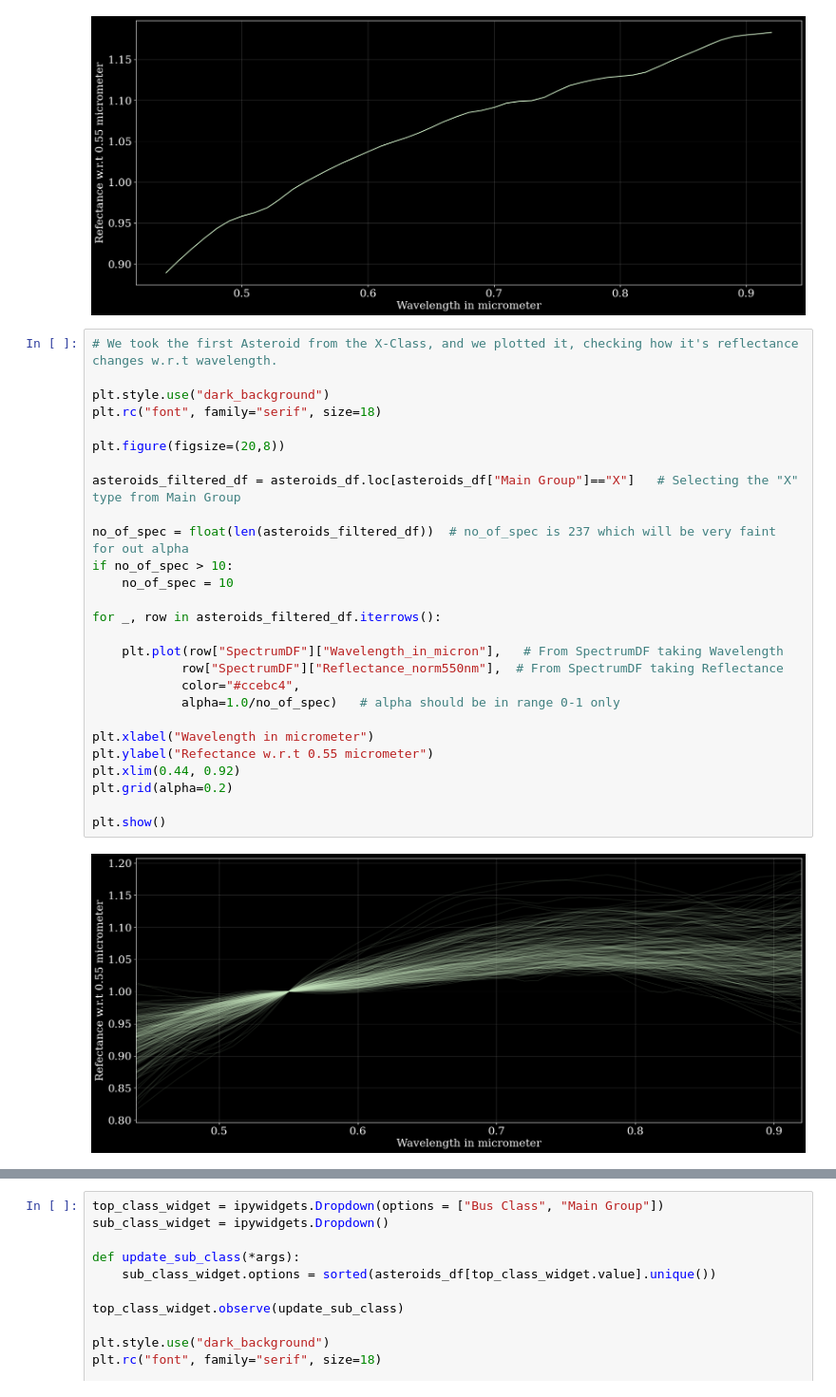
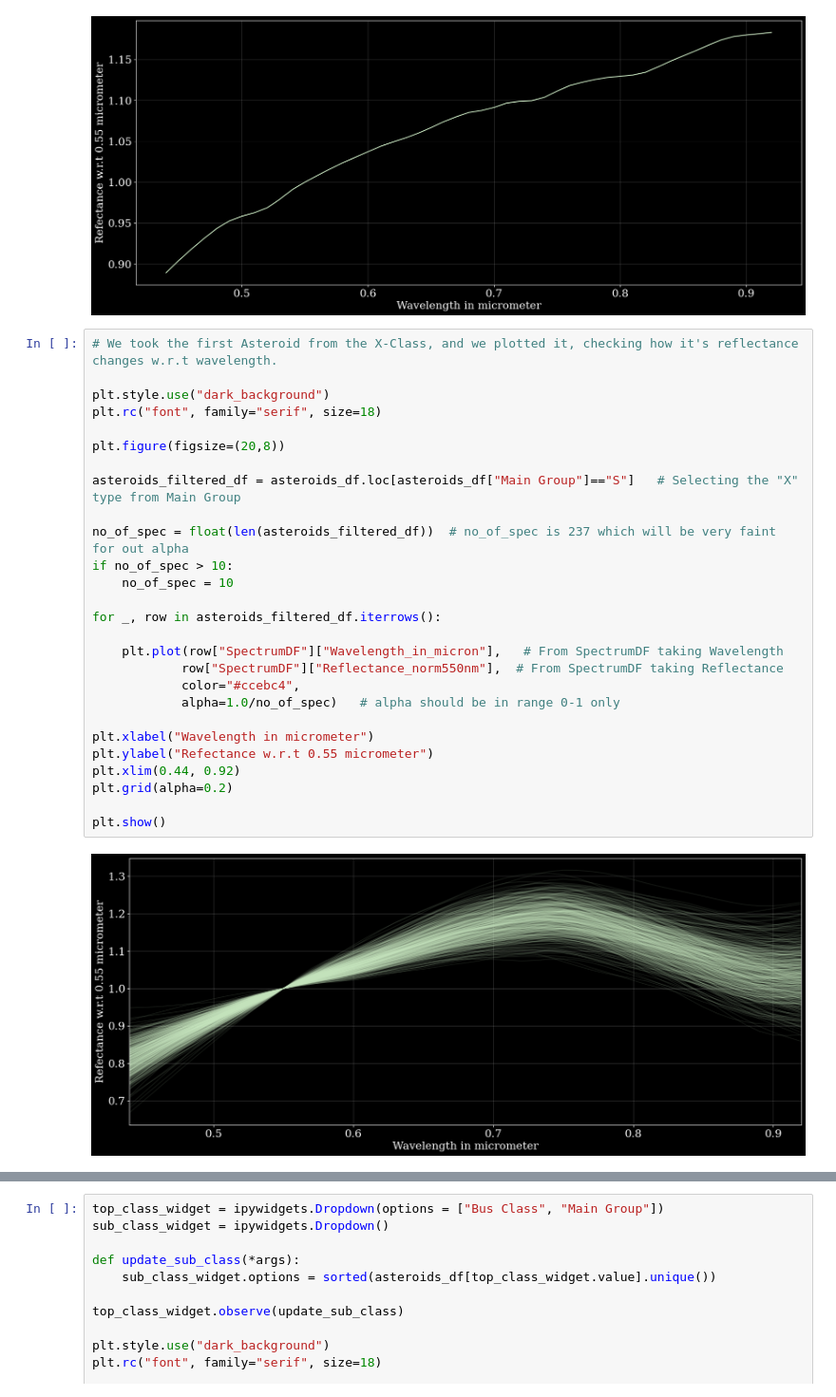
Before and after one commit to RaviRu11d/Asteroid_Spectra_Project, a Jupyter notebook: 04_specta_viewer.ipynb, the cells around one changed output, grey strips where cells are left out. Shown at 95% size. Saved outputs shown, nothing was run; the diff lists cells and outputs as text.

```diff
--- a/04_specta_viewer.ipynb
+++ b/04_specta_viewer.ipynb
@@ -30,29 +30,29 @@ plt.show()
 # %%
 # We took the first Asteroid from the X-Class, and we plotted it, checking how it's reflectance changes w.r.t wavelength.
 
 plt.style.use("dark_background")
 plt.rc("font", family="serif", size=18)
 
 plt.figure(figsize=(20,8))
 
-asteroids_filtered_df = asteroids_df.loc[asteroids_df["Main Group"]=="X"]   # Selecting the "X" type from Main Group
+asteroids_filtered_df = asteroids_df.loc[asteroids_df["Main Group"]=="S"]   # Selecting the "X" type from Main Group
 
 no_of_spec = float(len(asteroids_filtered_df))  # no_of_spec is 237 which will be very faint for out alpha
 if no_of_spec > 10:
     no_of_spec = 10
 
 for _, row in asteroids_filtered_df.iterrows():
 
     plt.plot(row["SpectrumDF"]["Wavelength_in_micron"],   # From SpectrumDF taking Wavelength
             row["SpectrumDF"]["Reflectance_norm550nm"],  # From SpectrumDF taking Reflectance
             color="#ccebc4",
             alpha=1.0/no_of_spec)   # alpha should be in range 0-1 only
 
 plt.xlabel("Wavelength in micrometer")
 plt.ylabel("Refectance w.r.t 0.55 micrometer")
 plt.xlim(0.44, 0.92)
 plt.grid(alpha=0.2)
 
 plt.show()
 # %% [output]
-[figure, old version]
+[figure, new version]
```
Also changed, not shown: parts of 1 cell of this notebook, 10 other files.
